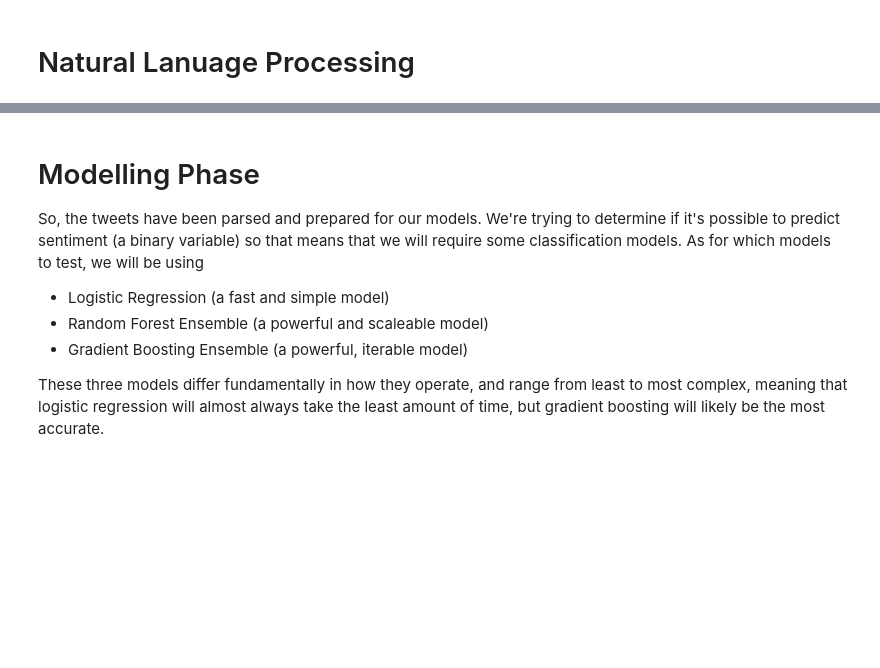
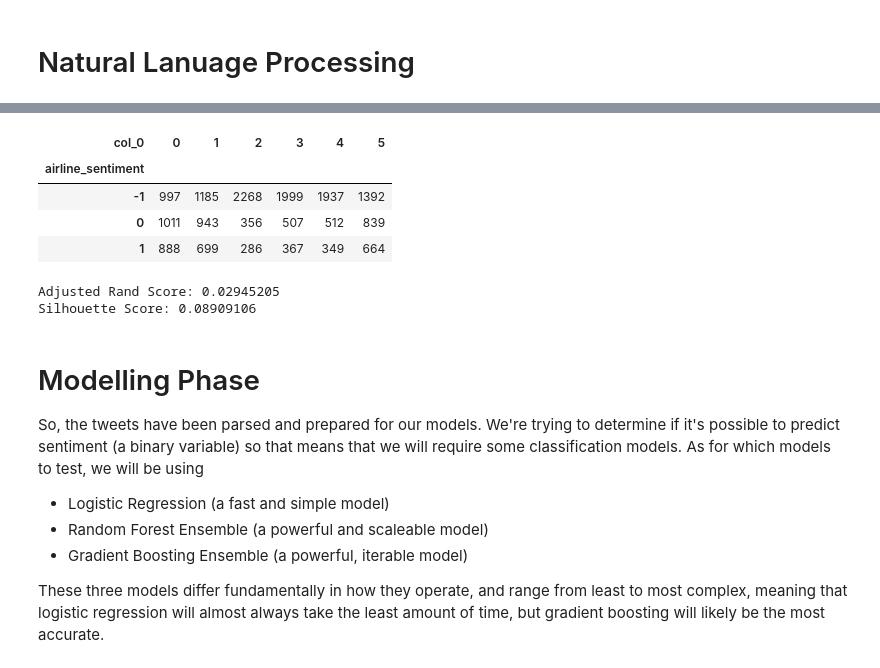
Before and after one commit to mhuh22/Thinkful, a Jupyter notebook: Bootcamp/Unit 7/Airline Sentiment Analysis using Twitter Data.ipynb, the cells around one changed output, grey strips where cells are left out. Cells and saved outputs as stored; diff of their text form; code cells hidden in the pictures; blank space fills up the shorter version.

```diff
--- a/Bootcamp/Unit 7/Airline Sentiment Analysis using Twitter Data.ipynb
+++ b/Bootcamp/Unit 7/Airline Sentiment Analysis using Twitter Data.ipynb
@@ -568,3 +590,24 @@ ntopics = tweets['airline_sentiment'].nunique()
+# %%
+# Calulate predicted values
+kmeans = KMeans(n_clusters=6, init='k-means++', random_state=42, n_init=20)
+y_pred = kmeans.fit_predict(X_train_tfidf)
+
+pd.crosstab(y_train_tfidf, y_pred)
+# %% [output]
+| col_0 | 0 | 1 | 2 | 3 | 4 | 5 |
+| airline_sentiment |  |  |  |  |  |  |
+| -1 | 997 | 1185 | 2268 | 1999 | 1937 | 1392 |
+| 0 | 1011 | 943 | 356 | 507 | 512 | 839 |
+| 1 | 888 | 699 | 286 | 367 | 349 | 664 |
+# %%
+from sklearn.metrics import adjusted_rand_score
+from sklearn.metrics import silhouette_score
+
+print('Adjusted Rand Score: {:0.7}'.format(adjusted_rand_score(y_train_tfidf, y_pred)))
+print('Silhouette Score: {:0.7}'.format(silhouette_score(X_train_tfidf, y_pred, sample_size=60000, metric='euclidean')))
+# %% [output]
+Adjusted Rand Score: 0.02945205
+Silhouette Score: 0.08909106
 # %% [markdown]
 # Modelling Phase
 
```
Also changed, not shown: parts of 5 cells of this notebook.
